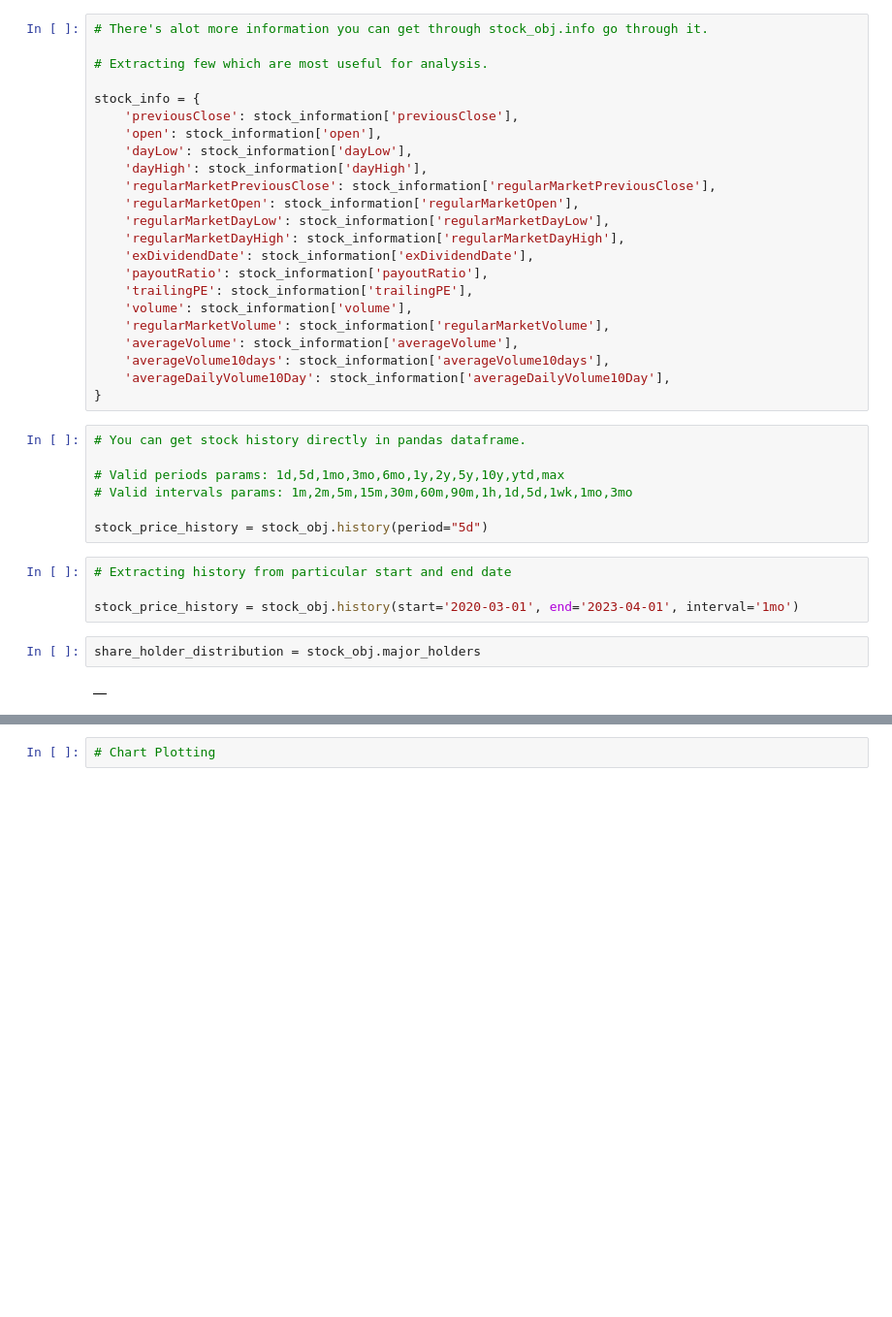
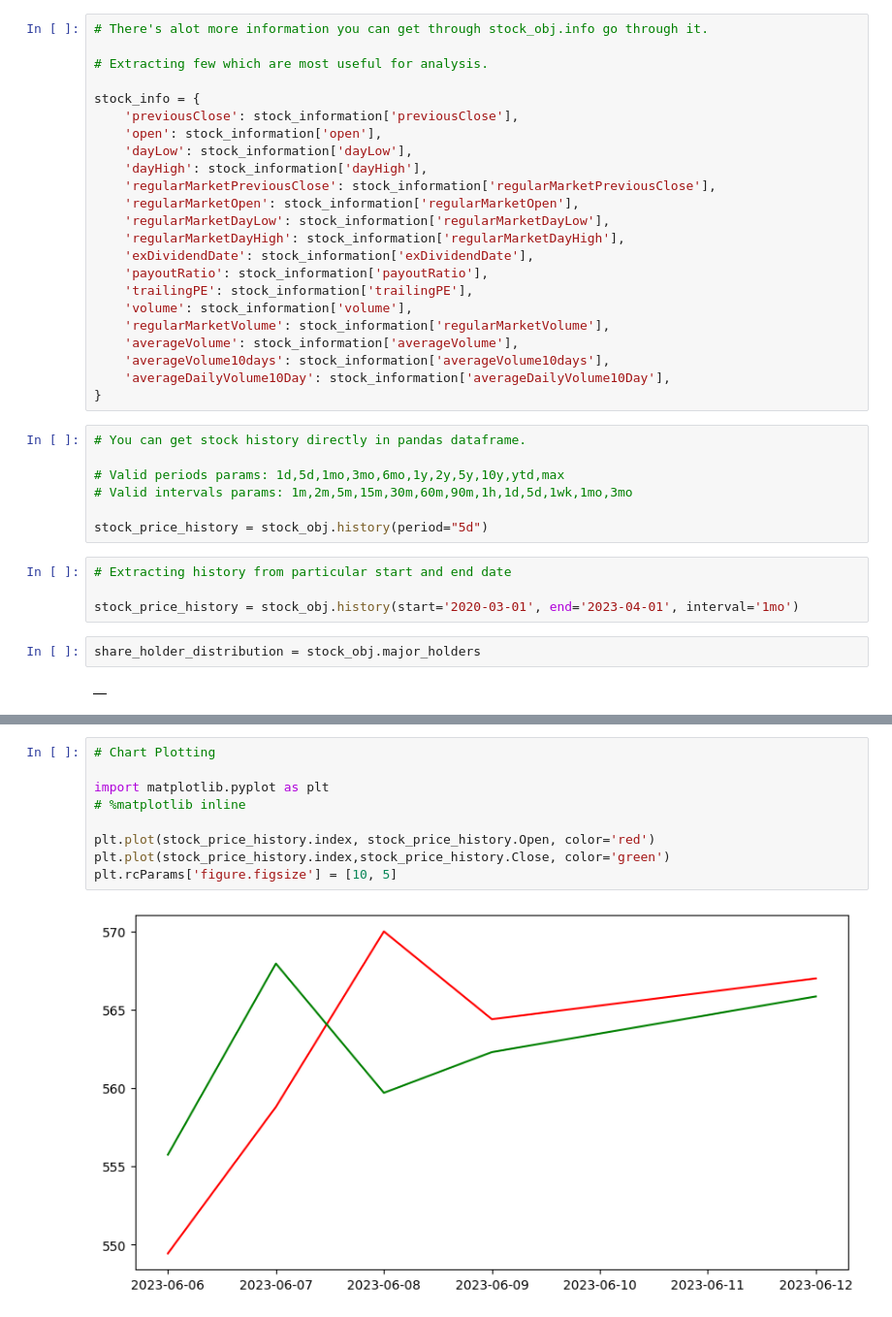
Before and after one commit to codingSailor/Extracting-Market-Data-for-Analysis, a Jupyter notebook: extract_market_data_using_yfinance.ipynb, the cells around one changed output, grey strips where cells are left out. Shown at 97% size. Saved outputs shown, nothing was run; the diff lists cells and outputs as text; blank space fills up the shorter version.

```diff
--- a/extract_market_data_using_yfinance.ipynb
+++ b/extract_market_data_using_yfinance.ipynb
@@ -58,2 +64,11 @@ data = yf.download(ticker_id, start="2022-01-01", end="2023-04-30")
-# %%
-# Chart Plotting
+# %%
+# Chart Plotting
+
+import matplotlib.pyplot as plt
+# %matplotlib inline
+
+plt.plot(stock_price_history.index, stock_price_history.Open, color='red')
+plt.plot(stock_price_history.index,stock_price_history.Close, color='green')
+plt.rcParams['figure.figsize'] = [10, 5]
+# %% [output]
+[figure, added]
```
Also changed, not shown: parts of 2 cells of this notebook, 3 other files.
